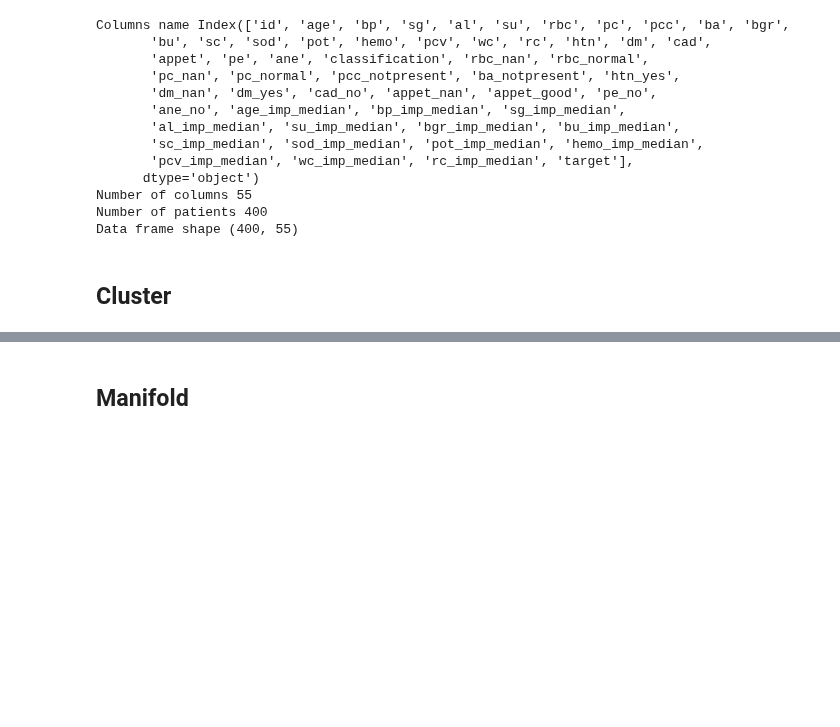
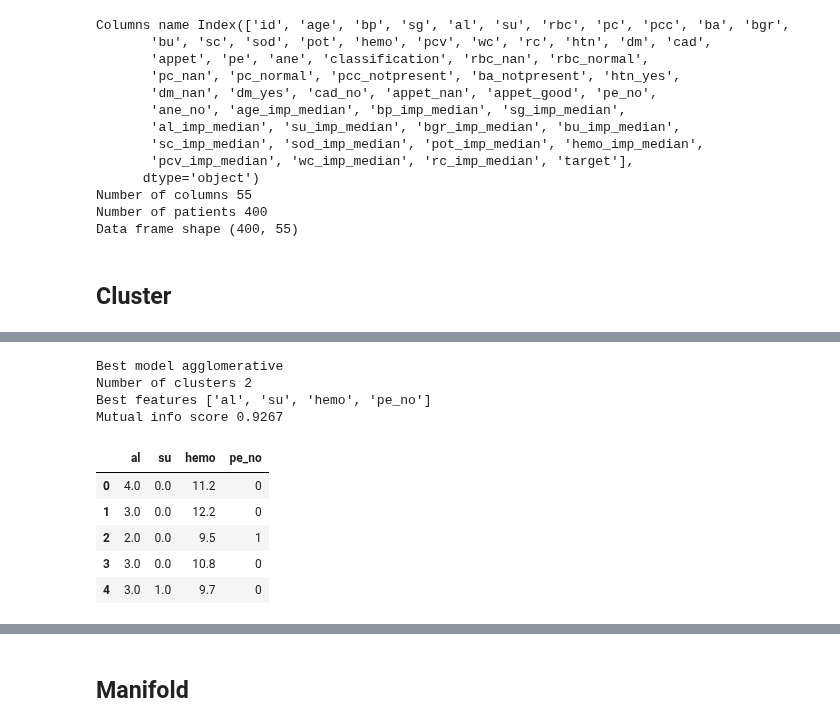
Before and after one commit to JoseLlanes/Kidney-disease-prediction, a Jupyter notebook: StudyClusterandManifold.ipynb, the cells around one changed output, grey strips where cells are left out. Saved outputs shown, nothing was run; the diff lists cells and outputs as text; code cells hidden in the pictures; blank space fills up the shorter version.

```diff
--- a/StudyClusterandManifold.ipynb
+++ b/StudyClusterandManifold.ipynb
@@ -65,0 +142,19 @@ Data frame shape (400, 55)
+# %%
+print("Best model", df_clt_result.loc[0, "Model"])
+print("Number of clusters", df_clt_result.loc[0, "NumClusters"])
+print("Best features", df_clt_result.loc[0, "Features"])
+print("Mutual info score", np.round(df_clt_result.loc[0, "MutualInfoScore"], 4) )
+# %% [output]
+Best model agglomerative
+Number of clusters 2
+Best features ['al', 'su', 'hemo', 'pe_no']
+Mutual info score 0.9267
+# %%
+df_clt[df_clt_result.loc[0, "Features"]].head(5)
+# %% [output]
+|  | al | su | hemo | pe_no |
+| 0 | 4.0 | 0.0 | 11.2 | 0 |
+| 1 | 3.0 | 0.0 | 12.2 | 0 |
+| 2 | 2.0 | 0.0 | 9.5 | 1 |
+| 3 | 3.0 | 0.0 | 10.8 | 0 |
+| 4 | 3.0 | 1.0 | 9.7 | 0 |
```
Also changed, not shown: parts of 6 cells of this notebook, 1 other file.
